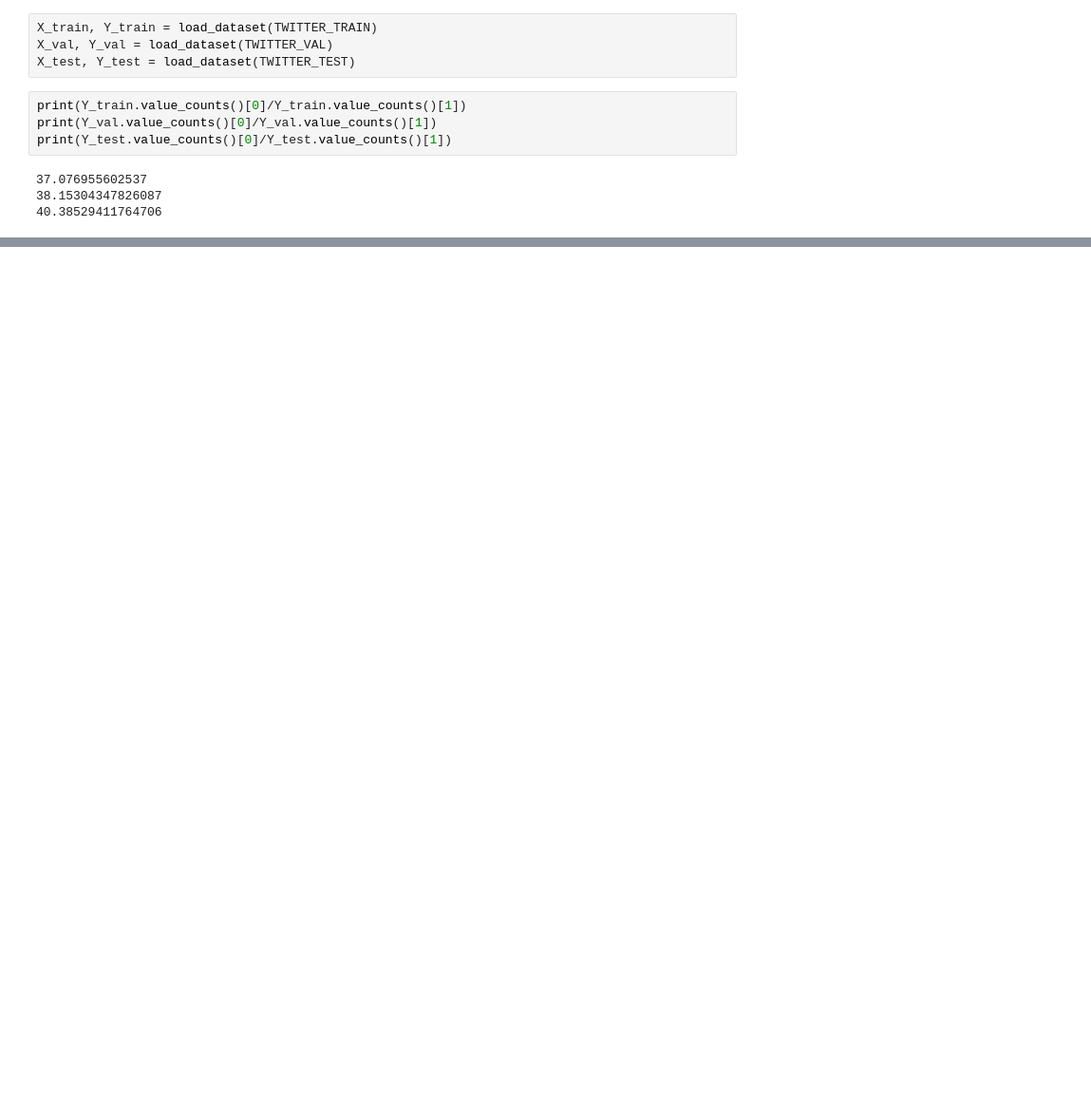
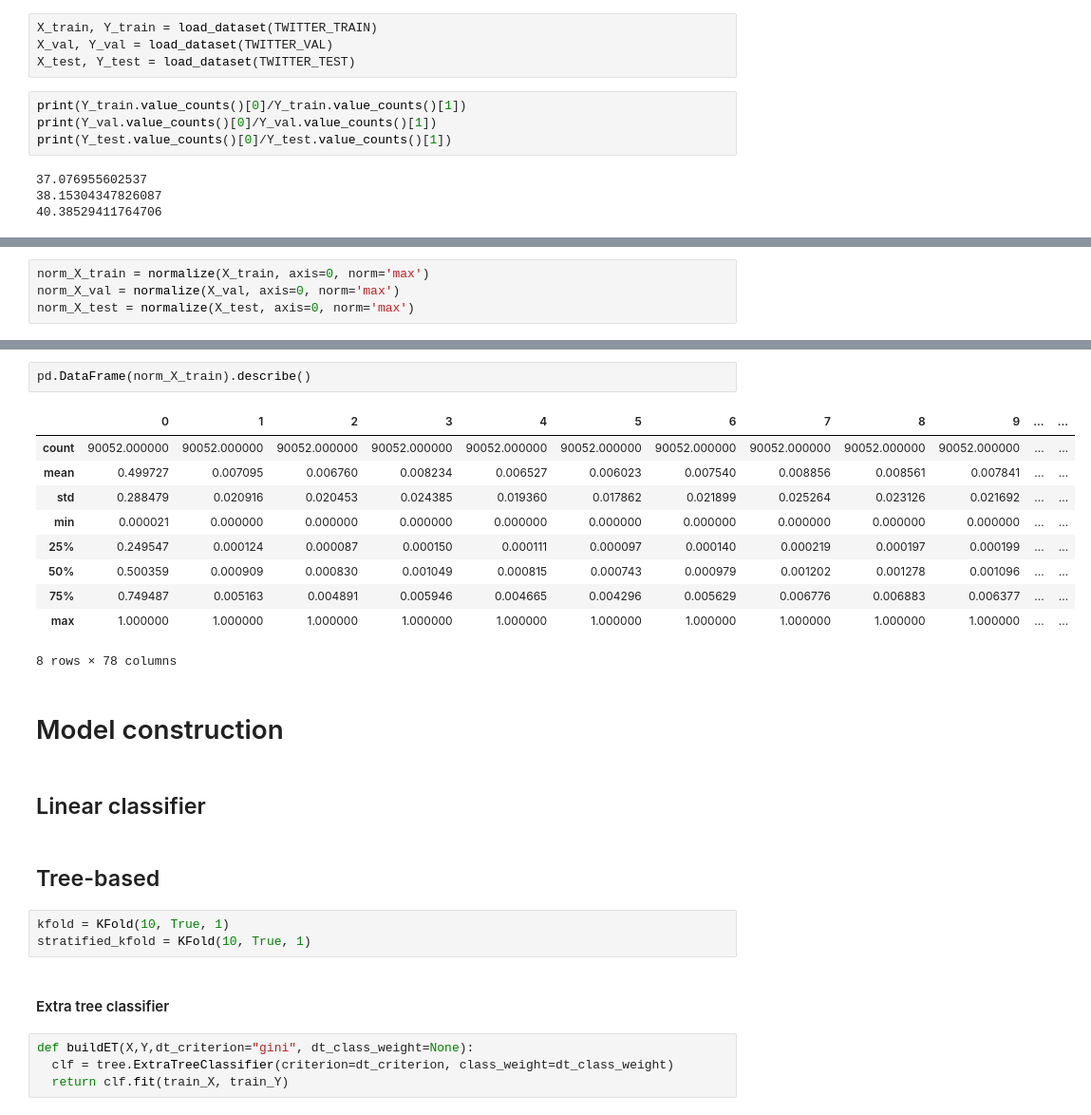
Before and after one commit to Dianna22/ML, a Jupyter notebook: SocialMediaBUZZ/data_preprocessing.ipynb, the cells around one changed output, grey strips where cells are left out. Shown: that part at 95% size. Drawn from its saved outputs; the diff is of its cells as text; blank space fills up the shorter version.

```diff
--- a/SocialMediaBUZZ/data_preprocessing.ipynb
+++ b/SocialMediaBUZZ/data_preprocessing.ipynb
@@ -31,0 +57,4 @@ print(Y_test.value_counts()[0]/Y_test.value_counts()[1])
+# %%
+norm_X_train = normalize(X_train, axis=0, norm='max')
+norm_X_val = normalize(X_val, axis=0, norm='max')
+norm_X_test = normalize(X_test, axis=0, norm='max')
@@ -31,0 +74,28 @@ print(Y_test.value_counts()[0]/Y_test.value_counts()[1])
+# %%
+pd.DataFrame(norm_X_train).describe()
+# %% [output]
+|  | 0 | 1 | 2 | 3 | 4 | 5 | 6 | 7 | 8 | 9 | ... | ... |
+| count | 90052.000000 | 90052.000000 | 90052.000000 | 90052.000000 | 90052.000000 | 90052.000000 | 90052.000000 | 90052.000000 | 90052.000000 | 90052.000000 | ... | ... |
+| mean | 0.499727 | 0.007095 | 0.006760 | 0.008234 | 0.006527 | 0.006023 | 0.007540 | 0.008856 | 0.008561 | 0.007841 | ... | ... |
+| std | 0.288479 | 0.020916 | 0.020453 | 0.024385 | 0.019360 | 0.017862 | 0.021899 | 0.025264 | 0.023126 | 0.021692 | ... | ... |
+| min | 0.000021 | 0.000000 | 0.000000 | 0.000000 | 0.000000 | 0.000000 | 0.000000 | 0.000000 | 0.000000 | 0.000000 | ... | ... |
+| 25% | 0.249547 | 0.000124 | 0.000087 | 0.000150 | 0.000111 | 0.000097 | 0.000140 | 0.000219 | 0.000197 | 0.000199 | ... | ... |
+| 50% | 0.500359 | 0.000909 | 0.000830 | 0.001049 | 0.000815 | 0.000743 | 0.000979 | 0.001202 | 0.001278 | 0.001096 | ... | ... |
+| 75% | 0.749487 | 0.005163 | 0.004891 | 0.005946 | 0.004665 | 0.004296 | 0.005629 | 0.006776 | 0.006883 | 0.006377 | ... | ... |
+| max | 1.000000 | 1.000000 | 1.000000 | 1.000000 | 1.000000 | 1.000000 | 1.000000 | 1.000000 | 1.000000 | 1.000000 | ... | ... |
+8 rows × 78 columns
+# %% [markdown]
+# Model construction
+# %% [markdown]
+## Linear classifier
+# %% [markdown]
+## Tree-based
+# %%
+kfold = KFold(10, True, 1)
+stratified_kfold = KFold(10, True, 1)
+# %% [markdown]
+#### Extra tree classifier
+# %%
+def buildET(X,Y,dt_criterion="gini", dt_class_weight=None):
+  clf = tree.ExtraTreeClassifier(criterion=dt_criterion, class_weight=dt_class_weight)
+  return clf.fit(train_X, train_Y)
```
Also changed, not shown: parts of 47 cells of this notebook.
